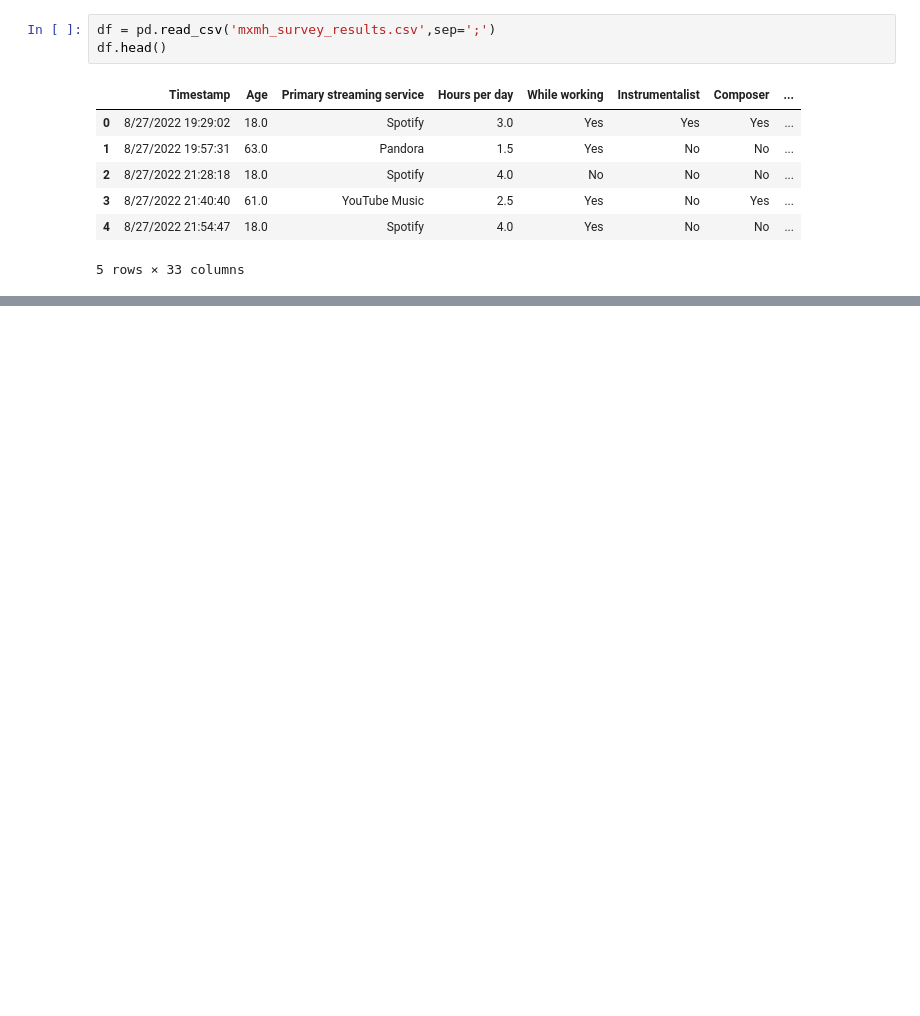
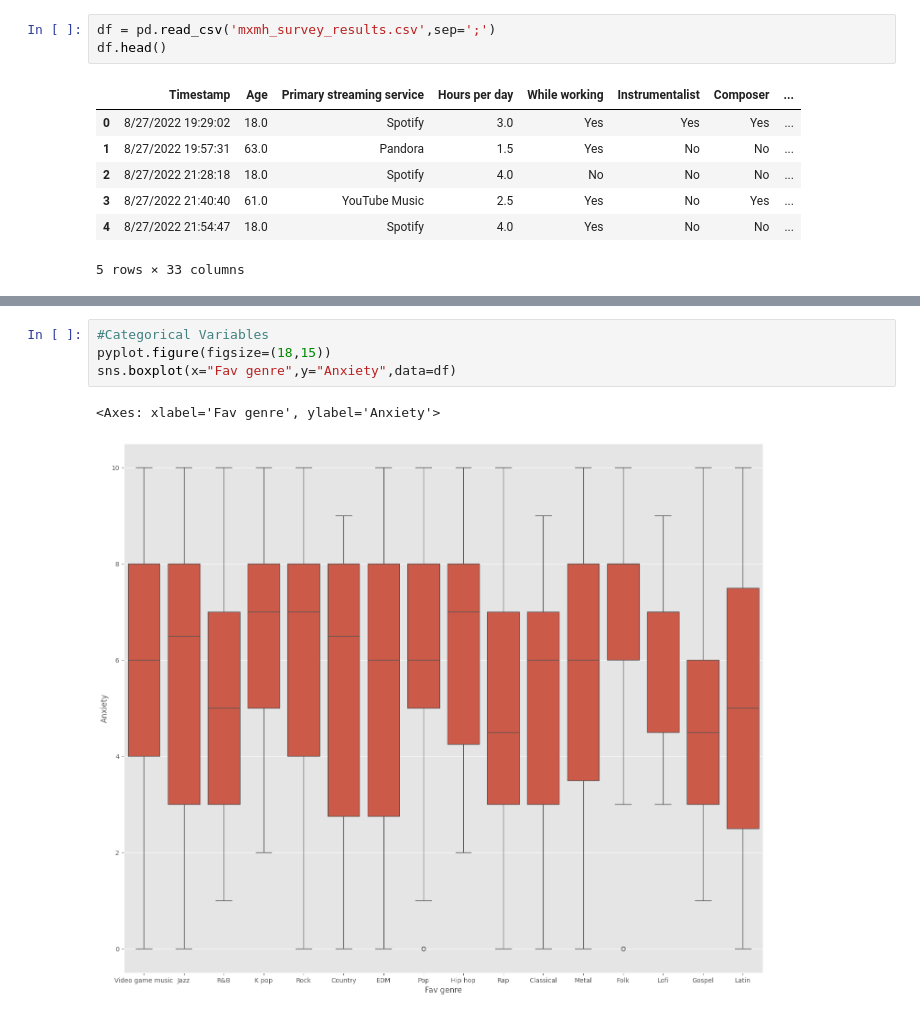
Before and after one commit to MiguelDoncel/prog_anal_datos, a Jupyter notebook: Proyecto/proyecto.ipynb, the cells around one changed output, grey strips where cells are left out. Saved outputs shown, nothing was run; the diff lists cells and outputs as text; blank space fills up the shorter version.

```diff
--- a/Proyecto/proyecto.ipynb
+++ b/Proyecto/proyecto.ipynb
@@ -18,0 +300,7 @@ df.head()
+# %%
+#Categorical Variables
+pyplot.figure(figsize=(18,15))
+sns.boxplot(x="Fav genre",y="Anxiety",data=df)
+# %% [output]
+<Axes: xlabel='Fav genre', ylabel='Anxiety'>
+[figure, added]
```
Also changed, not shown: parts of 76 cells of this notebook, 8 other files.
